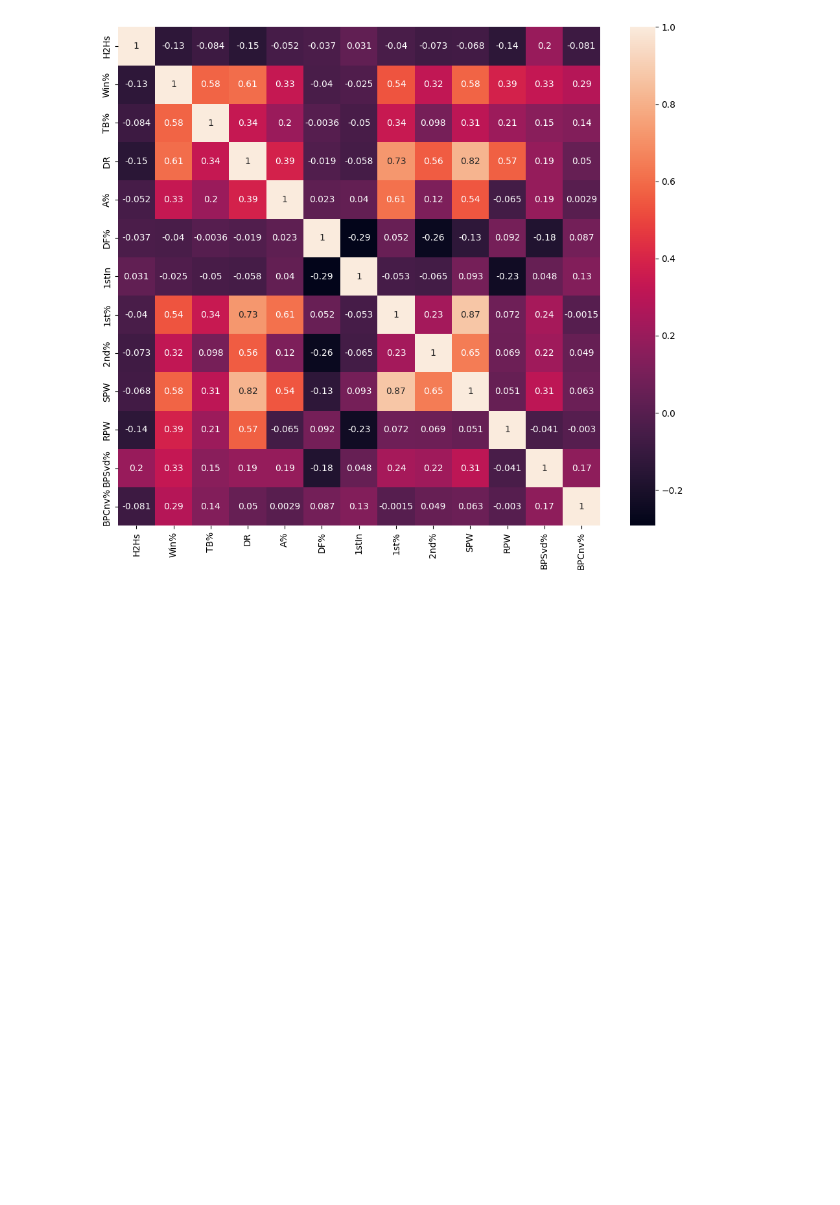
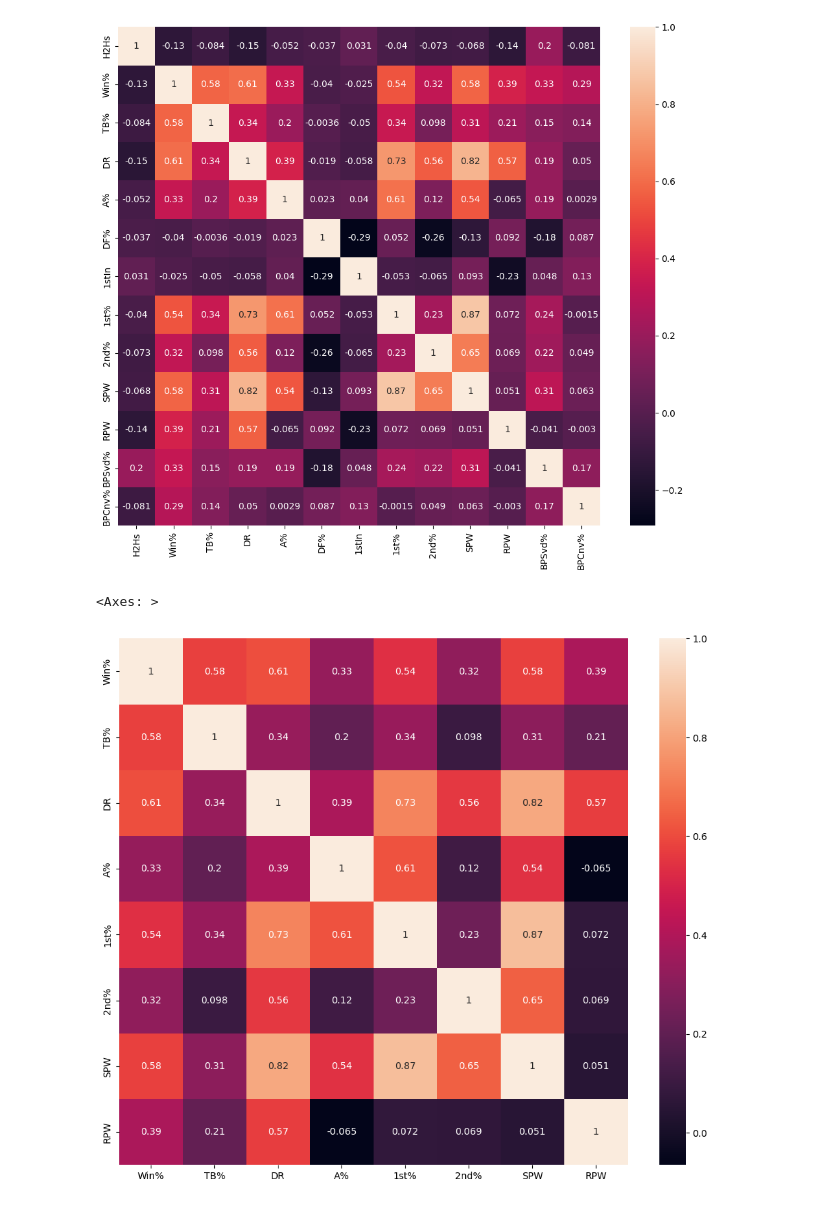
Before and after one commit to tseringgg/atp-match-predictions, a Jupyter notebook: jannikh2h_MLmodel.ipynb, the cells around one changed output. Saved outputs shown, nothing was run; the diff lists cells and outputs as text; code cells hidden in the pictures; blank space fills up the shorter version.

```diff
--- a/jannikh2h_MLmodel.ipynb
+++ b/jannikh2h_MLmodel.ipynb
@@ -121,3 +125,17 @@ sns.heatmap(jannik_h2h_corr, annot=True)
 # %% [output]
 <Axes: >
 [figure]
+# %%
+from sklearn.model_selection import train_test_split
+jannik_data_nostring = jannik_data_nostring.drop(['H2Hs', 'DF%', '1stIn', 'BPSvd%', 'BPCnv%'], axis=1)
+X = jannik_data_nostring.drop(['Win%'], axis=1)
+Y = jannik_data_nostring['Win%']
+
+x_train, x_test, y_train, y_test = train_test_split(X, Y, test_size=0.2)
+# %%
+jannik_h2h_corr = jannik_data_nostring.corr()
+fig, ax = plt.subplots(figsize=(12,10))
+sns.heatmap(jannik_h2h_corr, annot=True)
+# %% [output]
+<Axes: >
+[figure, added]
```
Also changed, not shown: parts of 13 cells of this notebook, 1 other file.
